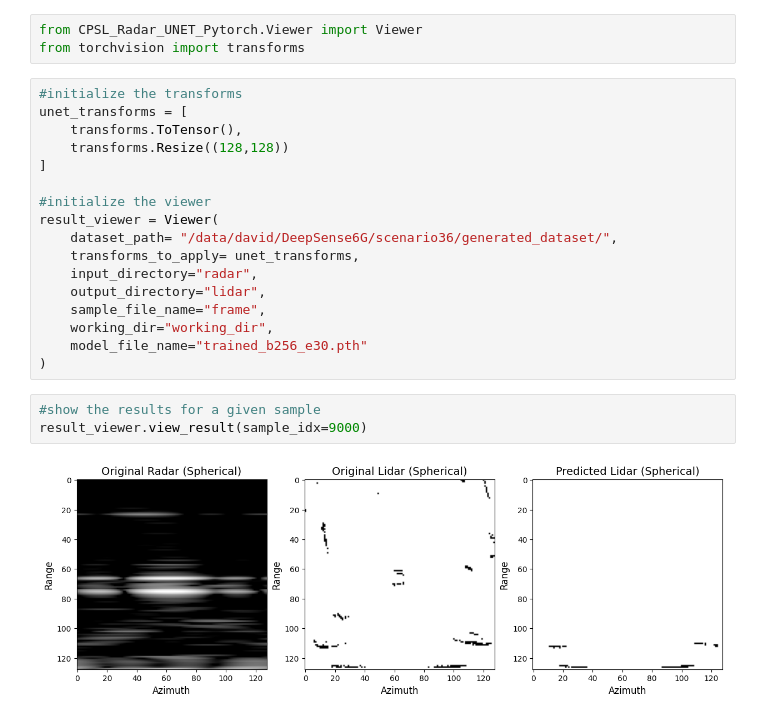
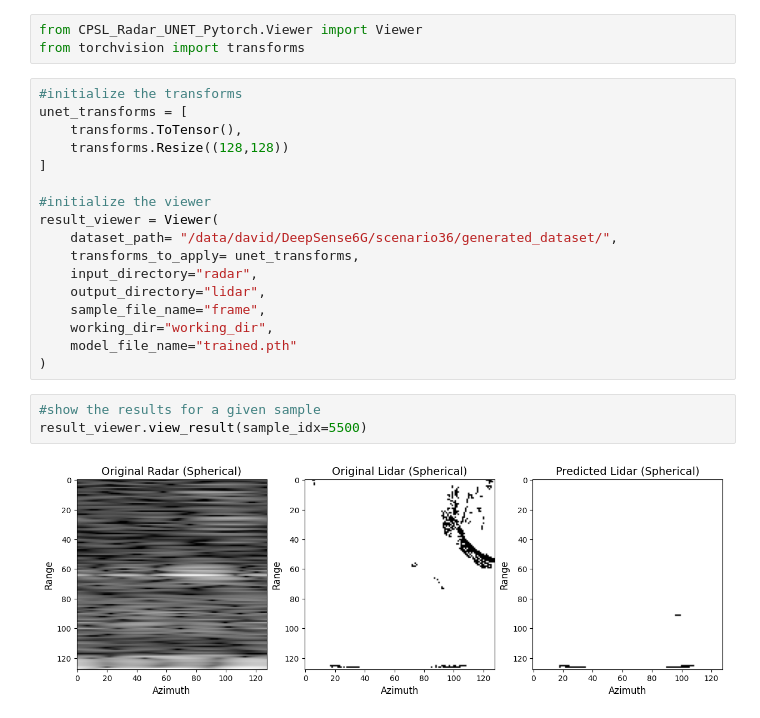
Before and after one commit to cpsl-research/radar-dev, a Jupyter notebook: models/CPSL_Radar_UNET_Pytorch/view_results.ipynb, the cells around one changed output. Saved outputs shown, nothing was run; the diff lists cells and outputs as text.

Commit message:
minor changes to model configuration

```diff
--- a/models/CPSL_Radar_UNET_Pytorch/view_results.ipynb
+++ b/models/CPSL_Radar_UNET_Pytorch/view_results.ipynb
@@ -16,10 +16,10 @@ result_viewer = Viewer(
     output_directory="lidar",
     sample_file_name="frame",
     working_dir="working_dir",
-    model_file_name="trained_b256_e30.pth"
+    model_file_name="trained.pth"
 )
 # %%
 #show the results for a given sample
-result_viewer.view_result(sample_idx=9000)
+result_viewer.view_result(sample_idx=5500)
 # %% [output]
-[figure, old version]
+[figure, new version]
```
Also changed, not shown: 6 other files.
